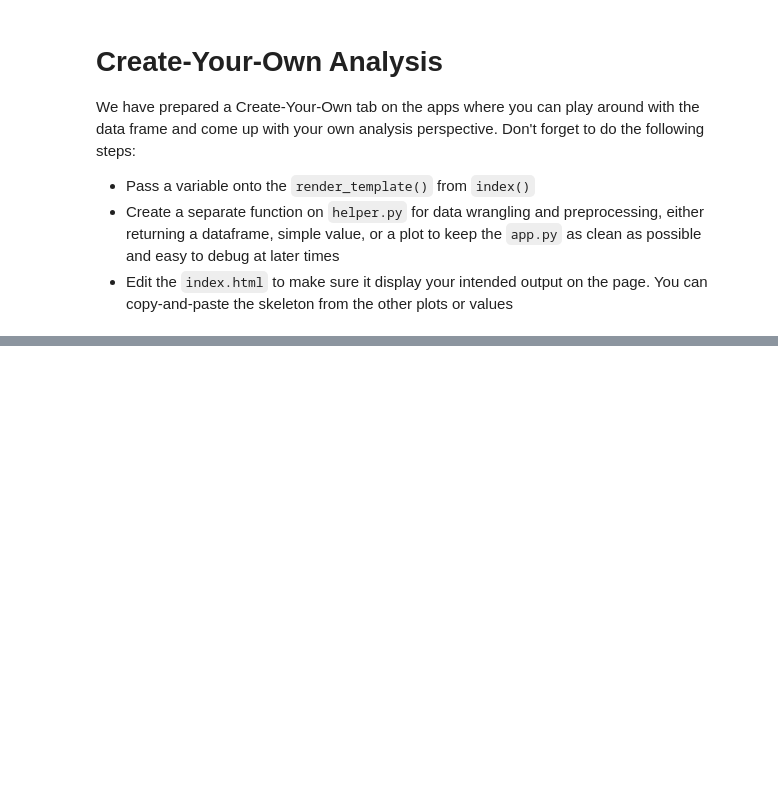
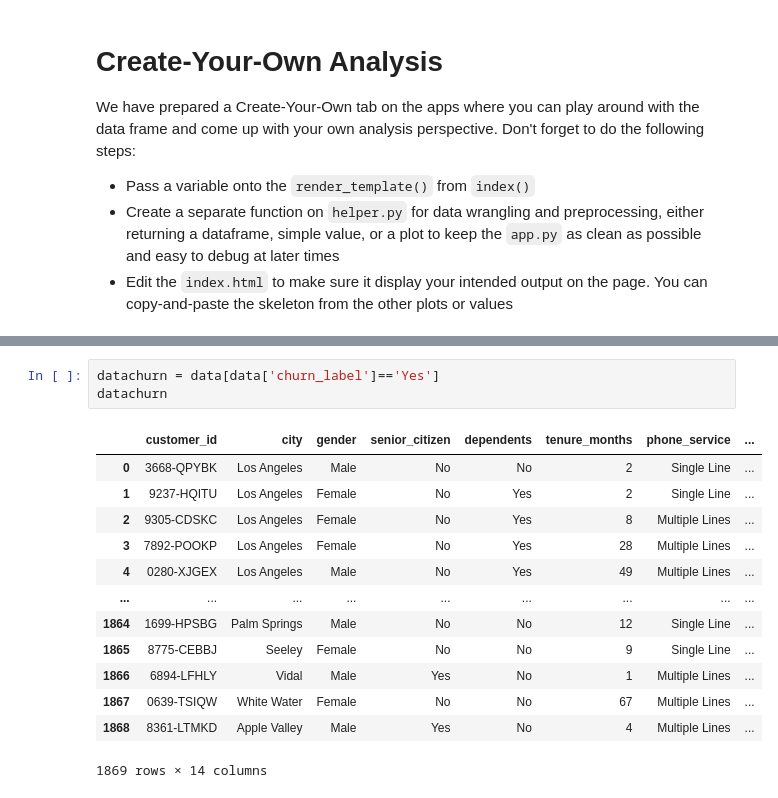
Before and after one commit to aldriechester/Capstone-Aldrie, a Jupyter notebook: Customer_Churn_Analysis.ipynb, the cells around one changed output, grey strips where cells are left out. Drawn from its saved outputs; the diff is of its cells as text; blank space fills up the shorter version.

```diff
--- a/Customer_Churn_Analysis.ipynb
+++ b/Customer_Churn_Analysis.ipynb
@@ -393,0 +422,17 @@ We have prepared a Create-Your-Own tab on the apps where you can play around wit
+# %%
+datachurn = data[data['churn_label']=='Yes']
+datachurn
+# %% [output]
+|  | customer_id | city | gender | senior_citizen | dependents | tenure_months | phone_service | ... |
+| 0 | 3668-QPYBK | Los Angeles | Male | No | No | 2 | Single Line | ... |
+| 1 | 9237-HQITU | Los Angeles | Female | No | Yes | 2 | Single Line | ... |
+| 2 | 9305-CDSKC | Los Angeles | Female | No | Yes | 8 | Multiple Lines | ... |
+| 3 | 7892-POOKP | Los Angeles | Female | No | Yes | 28 | Multiple Lines | ... |
+| 4 | 0280-XJGEX | Los Angeles | Male | No | Yes | 49 | Multiple Lines | ... |
+| ... | ... | ... | ... | ... | ... | ... | ... | ... |
+| 1864 | 1699-HPSBG | Palm Springs | Male | No | No | 12 | Single Line | ... |
+| 1865 | 8775-CEBBJ | Seeley | Female | No | No | 9 | Single Line | ... |
+| 1866 | 6894-LFHLY | Vidal | Male | Yes | No | 1 | Multiple Lines | ... |
+| 1867 | 0639-TSIQW | White Water | Female | No | No | 67 | Multiple Lines | ... |
+| 1868 | 8361-LTMKD | Apple Valley | Male | Yes | No | 4 | Multiple Lines | ... |
+1869 rows × 14 columns
```
Also changed, not shown: parts of 6 cells of this notebook, 3 other files.
